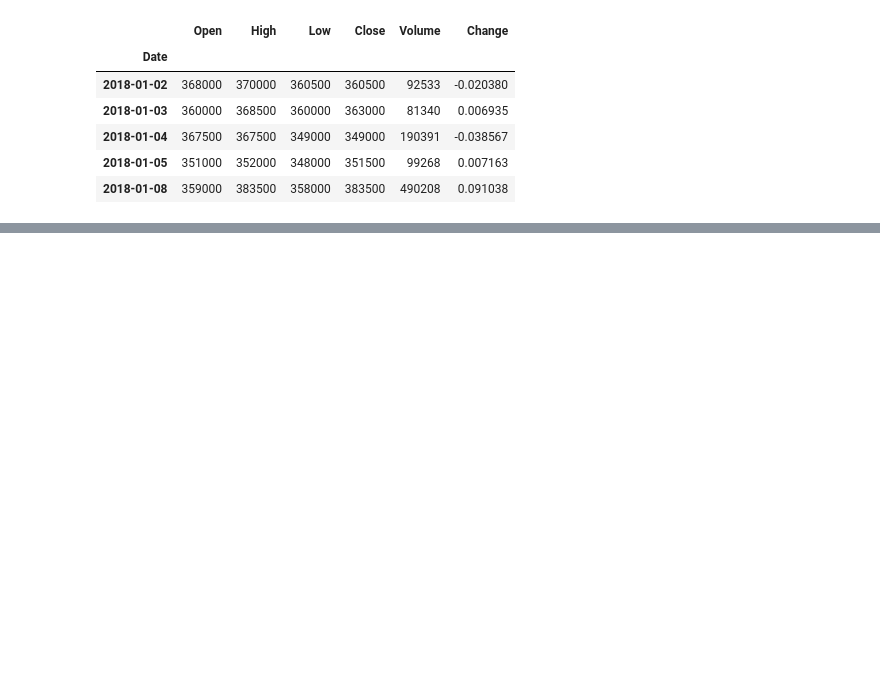
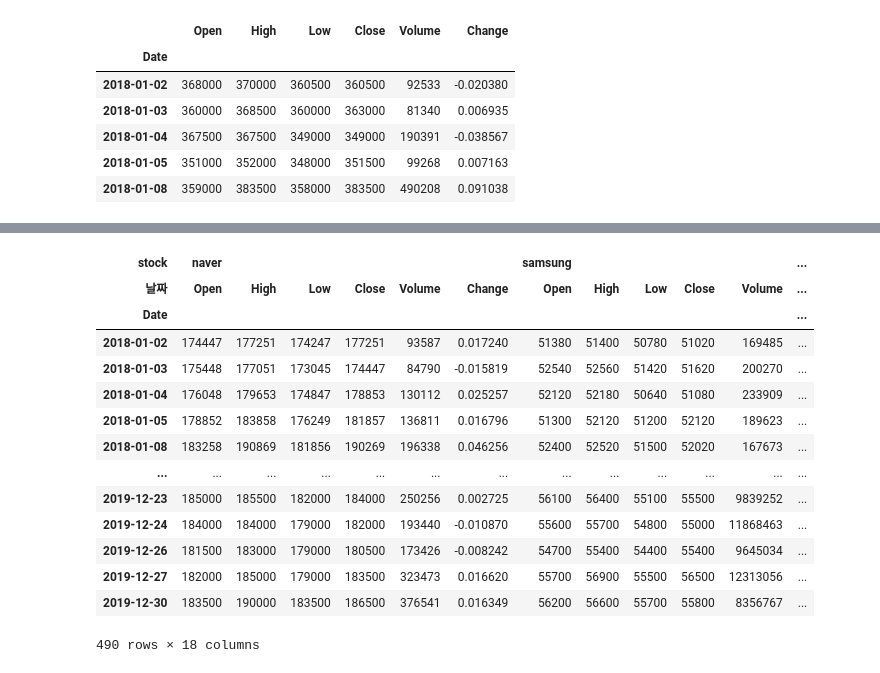
Before and after one commit to DavidEugen/study.python.start, a Jupyter notebook: pandas/03_DataFrame.ipynb, the cells around one changed output, grey strips where cells are left out. Saved outputs shown, nothing was run; the diff lists cells and outputs as text; code cells hidden in the pictures; blank space fills up the shorter version.

```diff
--- a/pandas/03_DataFrame.ipynb
+++ b/pandas/03_DataFrame.ipynb
@@ -441,0 +924,3 @@ lotte_che[0:5]
+# %%
+lotte_che.index = pd.to_datetime(lotte_che.index)
+lotte_che.index
@@ -441,0 +936,19 @@ lotte_che[0:5]
+# %%
+df = pd.concat([df_naver, df_samsung, lotte_che], keys=['naver', 'samsung', 'lotte'], names=['stock', '날짜'], axis=1, join='inner')
+df
+# %% [output]
+| stock | naver |  |  |  |  |  | samsung |  |  |  |  | ... |
+| 날짜 | Open | High | Low | Close | Volume | Change | Open | High | Low | Close | Volume | ... |
+| Date |  |  |  |  |  |  |  |  |  |  |  | ... |
+| 2018-01-02 | 174447 | 177251 | 174247 | 177251 | 93587 | 0.017240 | 51380 | 51400 | 50780 | 51020 | 169485 | ... |
+| 2018-01-03 | 175448 | 177051 | 173045 | 174447 | 84790 | -0.015819 | 52540 | 52560 | 51420 | 51620 | 200270 | ... |
+| 2018-01-04 | 176048 | 179653 | 174847 | 178853 | 130112 | 0.025257 | 52120 | 52180 | 50640 | 51080 | 233909 | ... |
+| 2018-01-05 | 178852 | 183858 | 176249 | 181857 | 136811 | 0.016796 | 51300 | 52120 | 51200 | 52120 | 189623 | ... |
+| 2018-01-08 | 183258 | 190869 | 181856 | 190269 | 196338 | 0.046256 | 52400 | 52520 | 51500 | 52020 | 167673 | ... |
+| ... | ... | ... | ... | ... | ... | ... | ... | ... | ... | ... | ... | ... |
+| 2019-12-23 | 185000 | 185500 | 182000 | 184000 | 250256 | 0.002725 | 56100 | 56400 | 55100 | 55500 | 9839252 | ... |
+| 2019-12-24 | 184000 | 184000 | 179000 | 182000 | 193440 | -0.010870 | 55600 | 55700 | 54800 | 55000 | 11868463 | ... |
+| 2019-12-26 | 181500 | 183000 | 179000 | 180500 | 173426 | -0.008242 | 54700 | 55400 | 54400 | 55400 | 9645034 | ... |
+| 2019-12-27 | 182000 | 185000 | 179000 | 183500 | 323473 | 0.016620 | 55700 | 56900 | 55500 | 56500 | 12313056 | ... |
+| 2019-12-30 | 183500 | 190000 | 183500 | 186500 | 376541 | 0.016349 | 56200 | 56600 | 55700 | 55800 | 8356767 | ... |
+490 rows × 18 columns
```
Also changed, not shown: parts of 78 cells of this notebook, 1 other file.
